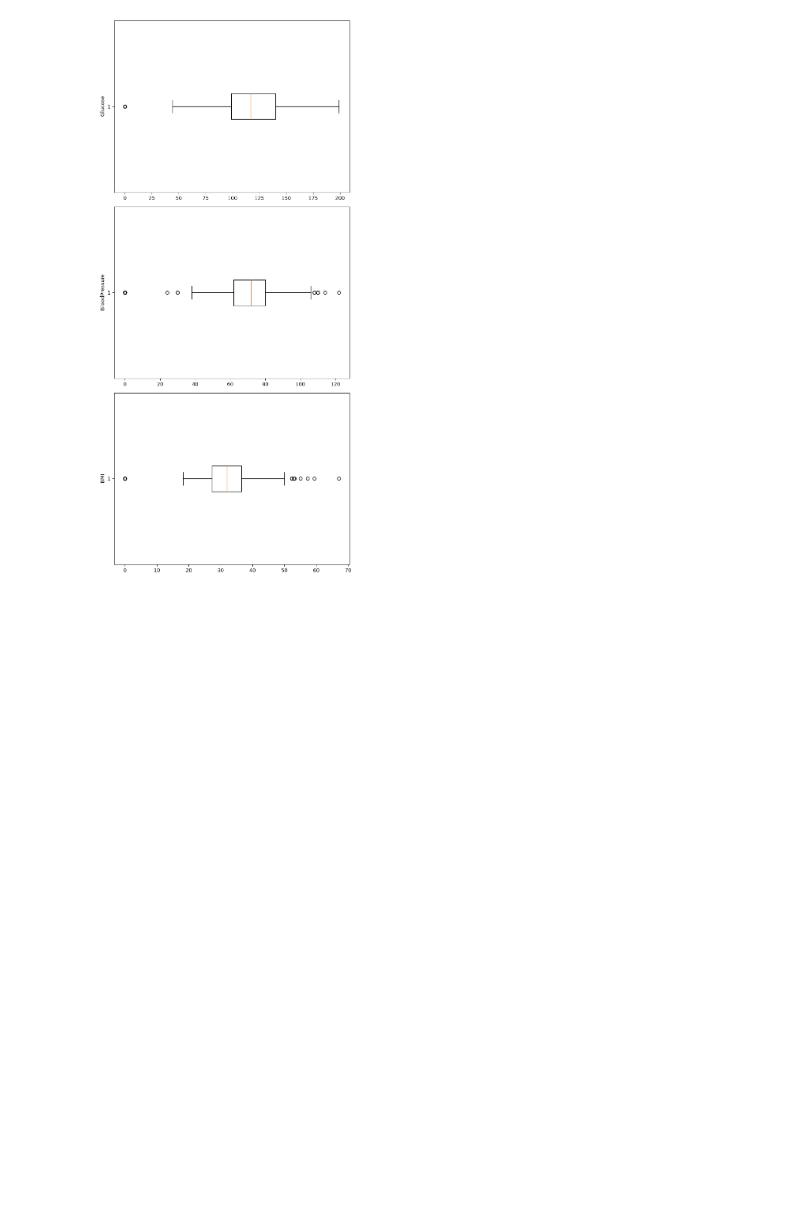
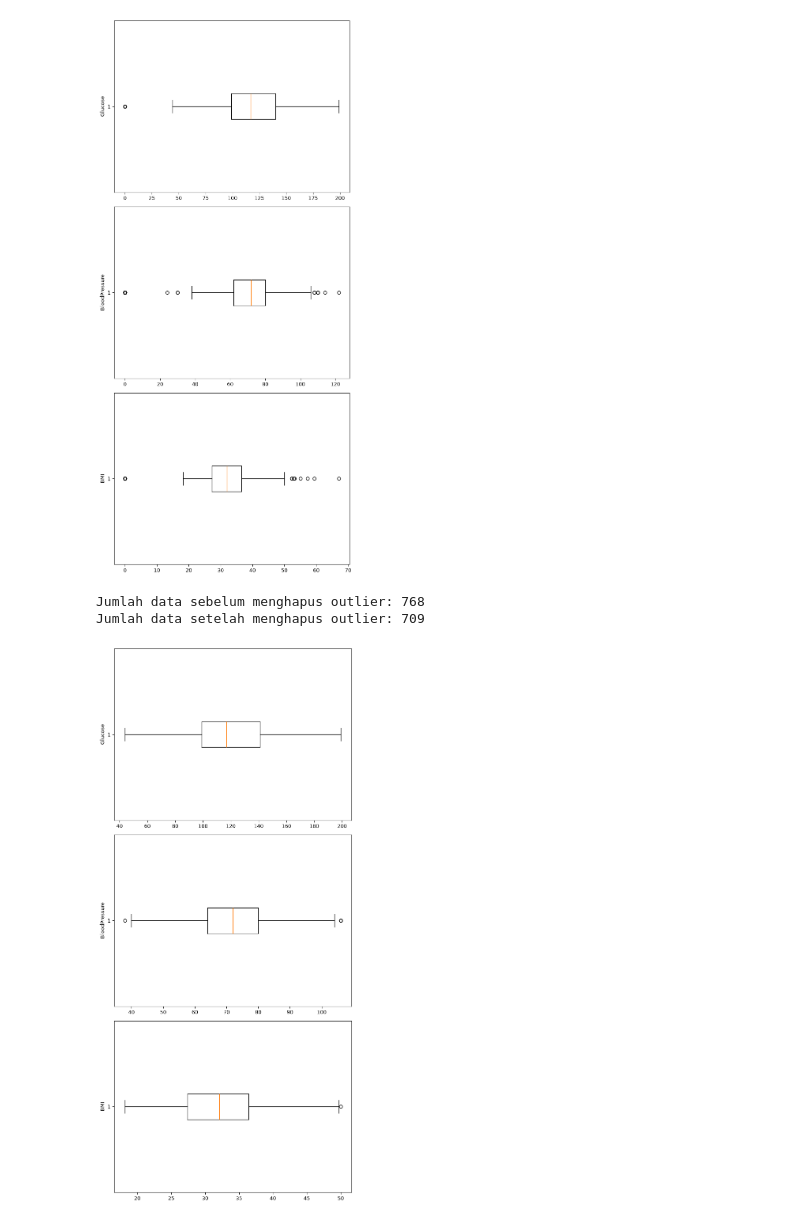
Before and after one commit to tiarapardosi/CERTAN-2026, a Jupyter notebook: Week 2/42324018_W2S03_Modul1.ipynb, the cells around one changed output. Saved outputs shown, nothing was run; the diff lists cells and outputs as text; code cells hidden in the pictures; blank space fills up the shorter version.

```diff
--- a/Week 2/42324018_W2S03_Modul1.ipynb
+++ b/Week 2/42324018_W2S03_Modul1.ipynb
@@ -518,3 +518,48 @@ plt.tight_layout()
 plt.show()
 # %% [output]
 [figure]
+# %%
+#Menghapus Outlier dengan IQR
+def remove_outliers_sequentially(df, columns):
+    df_cleaned = df.copy()
+
+    for col in columns:
+        q1, q3 = np.percentile(df_cleaned[col], [25, 75])
+        iqr = q3 - q1
+
+        lower_bound = q1 - (1.5 * iqr)
+        upper_bound = q3 + (1.5 * iqr)
+
+        df_cleaned = df_cleaned[
+            (df_cleaned[col] >= lower_bound) &
+            (df_cleaned[col] <= upper_bound)
+        ]
+
+    return df_cleaned
+# %%
+clean_diabetes = remove_outliers_sequentially(
+    df2,
+    ['Glucose', 'BloodPressure', 'BMI']
+)
+
+print("Jumlah data sebelum menghapus outlier:", len(df2))
+print("Jumlah data setelah menghapus outlier:", len(clean_diabetes))
+# %% [output]
+Jumlah data sebelum menghapus outlier: 768
+Jumlah data setelah menghapus outlier: 709
+# %%
+fig, axs = plt.subplots(
+    len(columns_to_plot),
+    1,
+    dpi=95,
+    figsize=(7, 5 * len(columns_to_plot))
+)
+
+for i, col in enumerate(columns_to_plot):
+    axs[i].boxplot(clean_diabetes[col], vert=False)
+    axs[i].set_ylabel(col)
+
+plt.tight_layout()
+plt.show()
+# %% [output]
+[figure, added]
```
Also changed, not shown: parts of 2 cells of this notebook, 1 other file.
